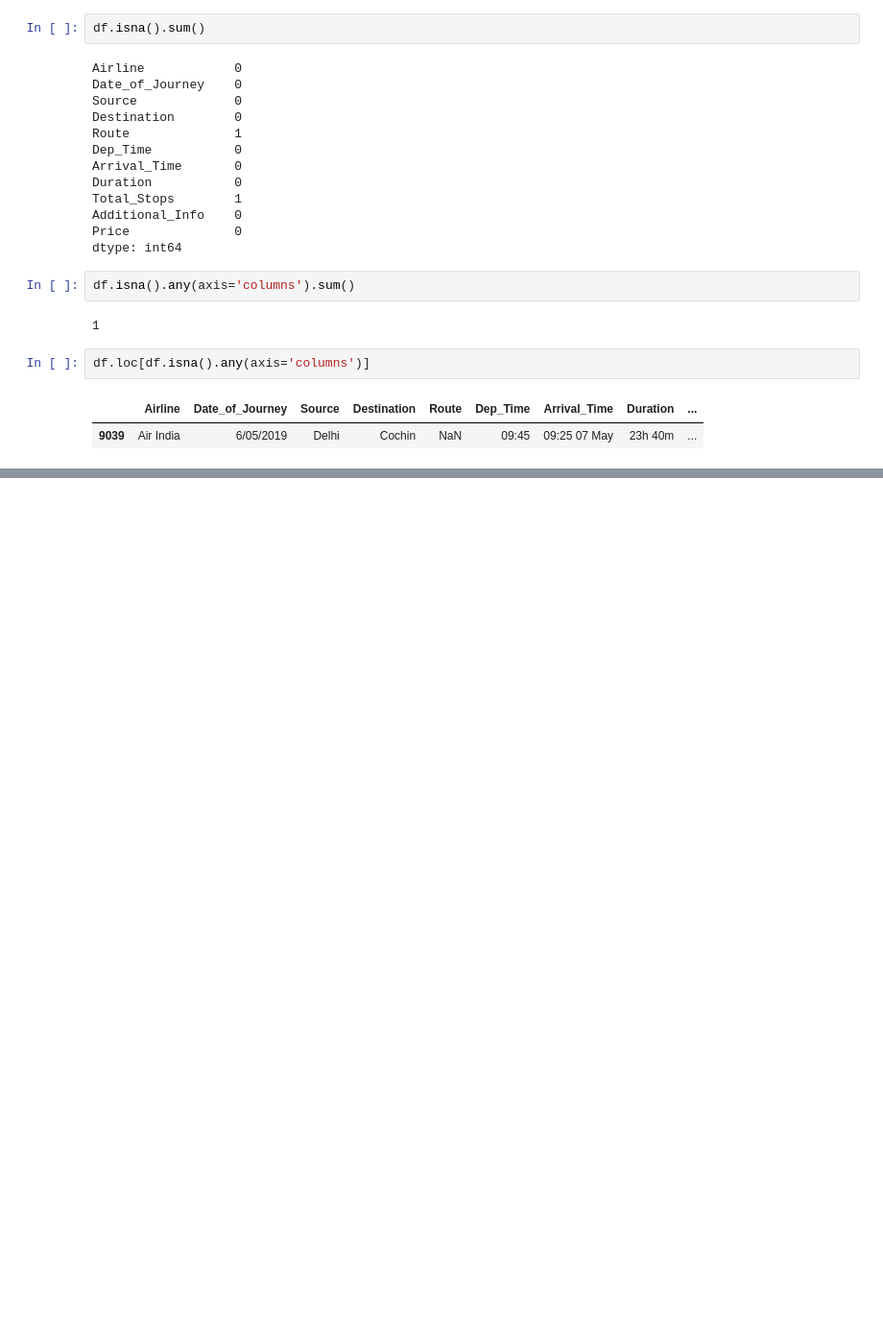
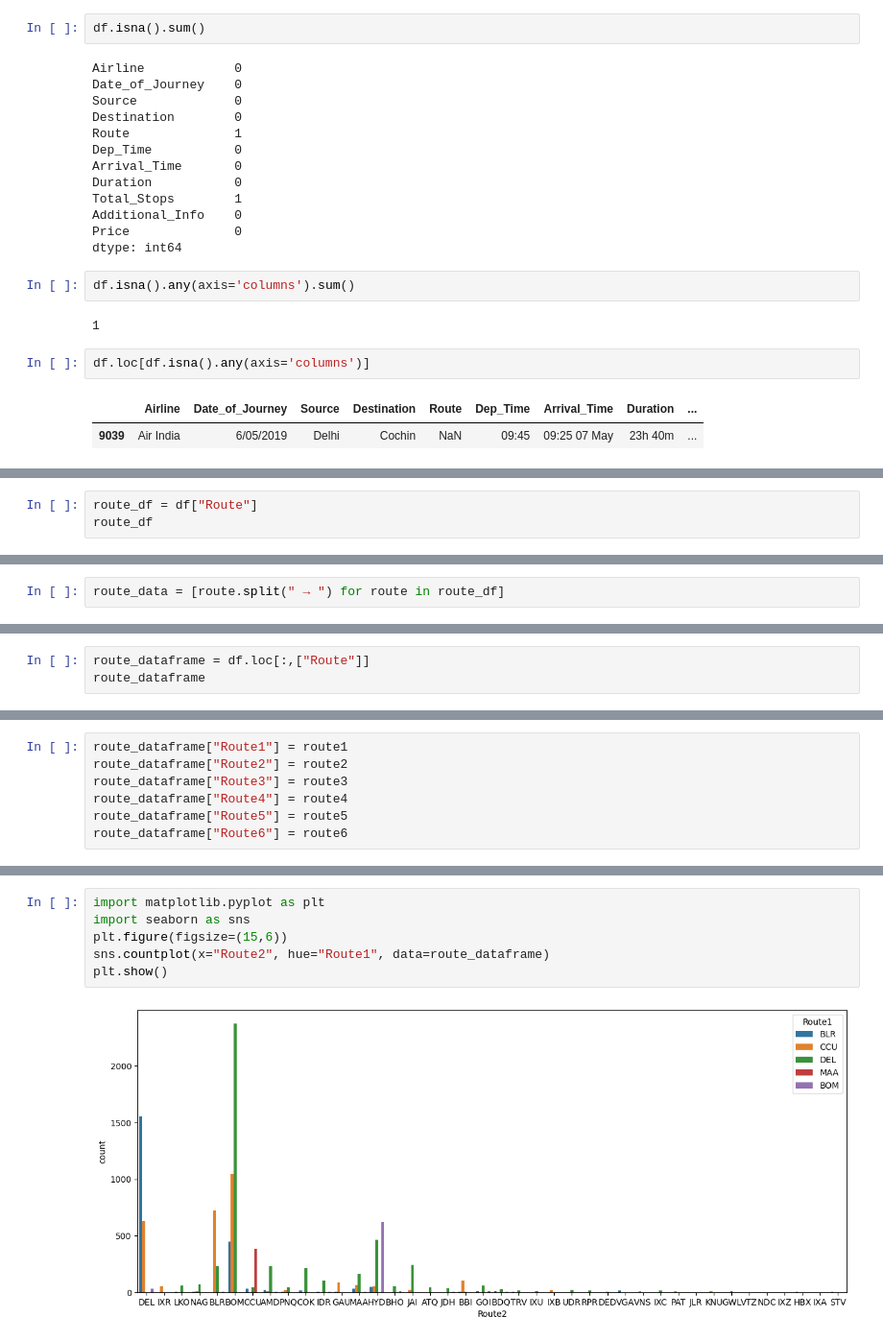
Before and after one commit to bhandariarun/KMC, a Jupyter notebook: week7/day_02/Price_Predictions.ipynb, the cells around one changed output, grey strips where cells are left out. Shown: that part at 96% size. Cells and saved outputs as stored; diff of their text form; blank space fills up the shorter version.

Commit message:
Data Science Learning

```diff
--- a/week7/day_02/Price_Predictions.ipynb
+++ b/week7/day_02/Price_Predictions.ipynb
@@ -123,0 +399,3 @@ df.loc[df.isna().any(axis='columns')]
+# %%
+route_df = df["Route"]
+route_df
@@ -123,0 +415,2 @@ df.loc[df.isna().any(axis='columns')]
+# %%
+route_data = [route.split(" → ") for route in route_df]
@@ -123,0 +465,3 @@ df.loc[df.isna().any(axis='columns')]
+# %%
+route_dataframe = df.loc[:,["Route"]]
+route_dataframe
@@ -123,0 +482,7 @@ df.loc[df.isna().any(axis='columns')]
+# %%
+route_dataframe["Route1"] = route1
+route_dataframe["Route2"] = route2
+route_dataframe["Route3"] = route3
+route_dataframe["Route4"] = route4
+route_dataframe["Route5"] = route5
+route_dataframe["Route6"] = route6
@@ -123,0 +505,8 @@ df.loc[df.isna().any(axis='columns')]
+# %%
+import matplotlib.pyplot as plt
+import seaborn as sns
+plt.figure(figsize=(15,6))
+sns.countplot(x="Route2", hue="Route1", data=route_dataframe)
+plt.show()
+# %% [output]
+[figure, added]
```
Also changed, not shown: parts of 85 cells of this notebook.
